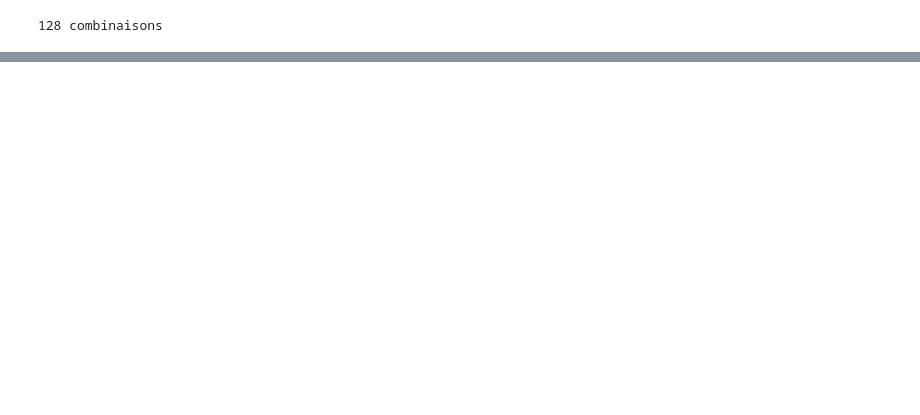
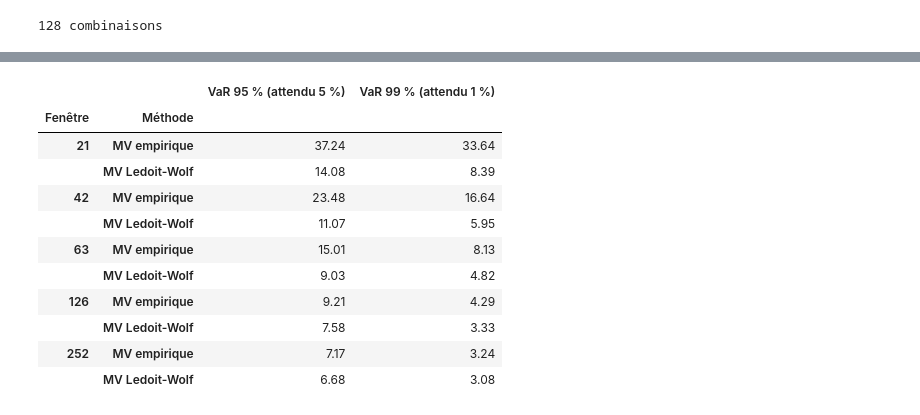
Before and after one commit to Raphaellau26/Estimation-robuste-du-risque-et-optimisation-de-portefeuille, a Jupyter notebook: notebooks/ledoit_wolf.ipynb, the cells around one changed output, grey strips where cells are left out. Drawn from its saved outputs; the diff is of its cells as text; code cells hidden in the pictures; blank space fills up the shorter version.

```diff
--- a/notebooks/ledoit_wolf.ipynb
+++ b/notebooks/ledoit_wolf.ipynb
@@ -290,0 +369,47 @@ tableau['Volatilité'].xs(10, level='Frais (pb)').unstack('Méthode').round(3)
+# %%
+from scipy.stats import norm   # installé avec scikit-learn
+
+def test_var(methode_cov, niveau, fenetre):                        # changé
+    vol_prevue = {}
+    for d in dates_reeq:
+        r = rendements.loc[:d].tail(fenetre).dropna(axis=1)         # changé
+        if len(r) < 0.8 * fenetre:                                  # changé
+            continue
+        cov = methode_cov(r)
+        w = poids_mv(cov)
+        vol_prevue[d] = np.sqrt(w @ cov @ w)
+    vol_prevue = pd.Series(vol_prevue)
+
+    poids = calcul_poids_param(methode_cov, fenetre, FREQ)          # changé
+    rend_port = backtest(poids, 0)
+
+    vol_jour = vol_prevue.reindex(rendements.index).ffill().shift(1).loc[rend_port.index]
+    var = norm.ppf(niveau) * vol_jour
+
+    return (rend_port < -var).mean()
+
+lignes = []
+for fenetre in [21, 42, 63, 126, 252]:
+    for nom, methode_cov in METHODES.items():
+        lignes.append({
+            'Fenêtre': fenetre,
+            'Méthode': nom,
+            'VaR 95 % (attendu 5 %)': test_var(methode_cov, 0.95, fenetre),
+            'VaR 99 % (attendu 1 %)': test_var(methode_cov, 0.99, fenetre),
+        })
+
+depassements = pd.DataFrame(lignes).set_index(['Fenêtre', 'Méthode'])
+(depassements * 100).round(2)
+# %% [output]
+|  |  | VaR 95 % (attendu 5 %) | VaR 99 % (attendu 1 %) |
+| Fenêtre | Méthode |  |  |
+| 21 | MV empirique | 37.24 | 33.64 |
+|  | MV Ledoit-Wolf | 14.08 | 8.39 |
+| 42 | MV empirique | 23.48 | 16.64 |
+|  | MV Ledoit-Wolf | 11.07 | 5.95 |
+| 63 | MV empirique | 15.01 | 8.13 |
+|  | MV Ledoit-Wolf | 9.03 | 4.82 |
+| 126 | MV empirique | 9.21 | 4.29 |
+|  | MV Ledoit-Wolf | 7.58 | 3.33 |
+| 252 | MV empirique | 7.17 | 3.24 |
+|  | MV Ledoit-Wolf | 6.68 | 3.08 |
```
Also changed, not shown: parts of 11 cells of this notebook, 2 other files.
